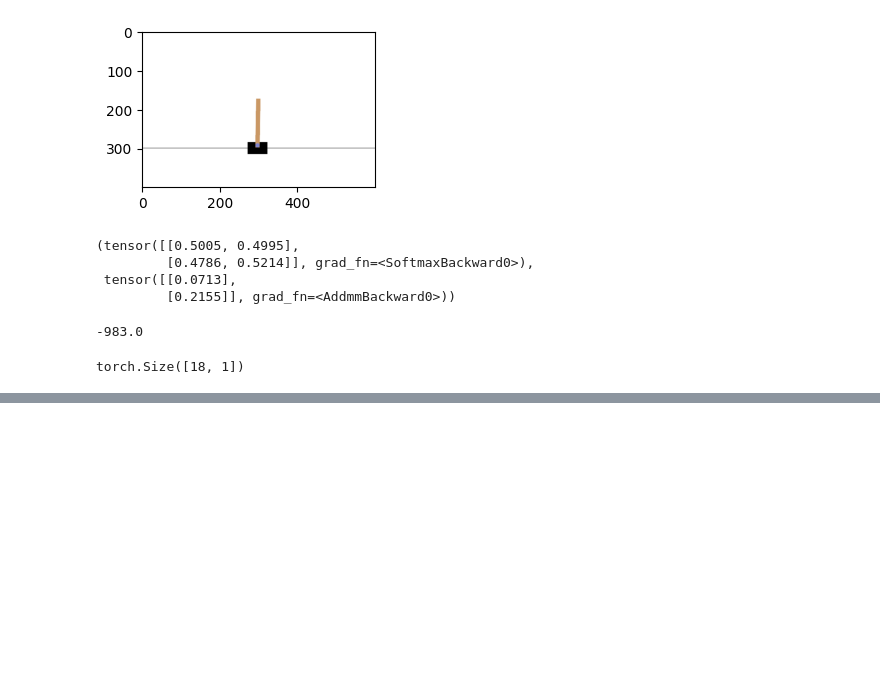
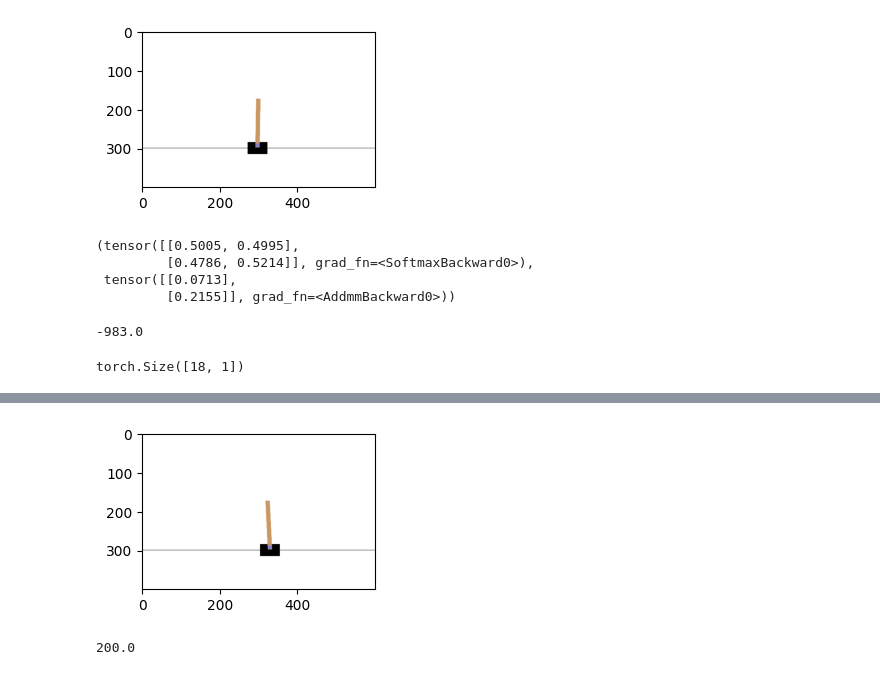
Before and after one commit to Hero0963/ml-workshop, a Jupyter notebook: more_simple_reinforcement_learning/chap_05_ppo/01_discrete_action.ipynb, the cells around one changed output, grey strips where cells are left out. Saved outputs shown, nothing was run; the diff lists cells and outputs as text; code cells hidden in the pictures; blank space fills up the shorter version.

```diff
--- a/more_simple_reinforcement_learning/chap_05_ppo/01_discrete_action.ipynb
+++ b/more_simple_reinforcement_learning/chap_05_ppo/01_discrete_action.ipynb
@@ -215,0 +483,5 @@ train_action(state, action, value)
+# %%
+play(True)[-1]
+# %% [output]
+[figure, added]
+200.0
```
Also changed, not shown: parts of 6 cells of this notebook, 8 other files.
